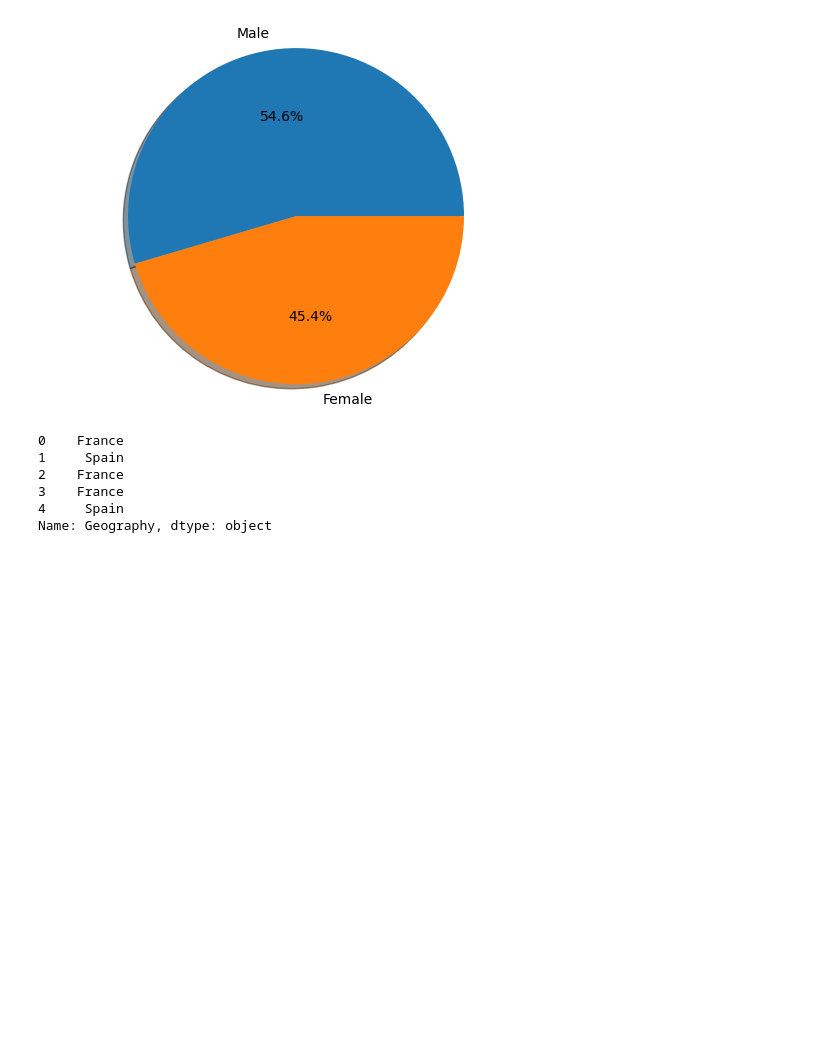
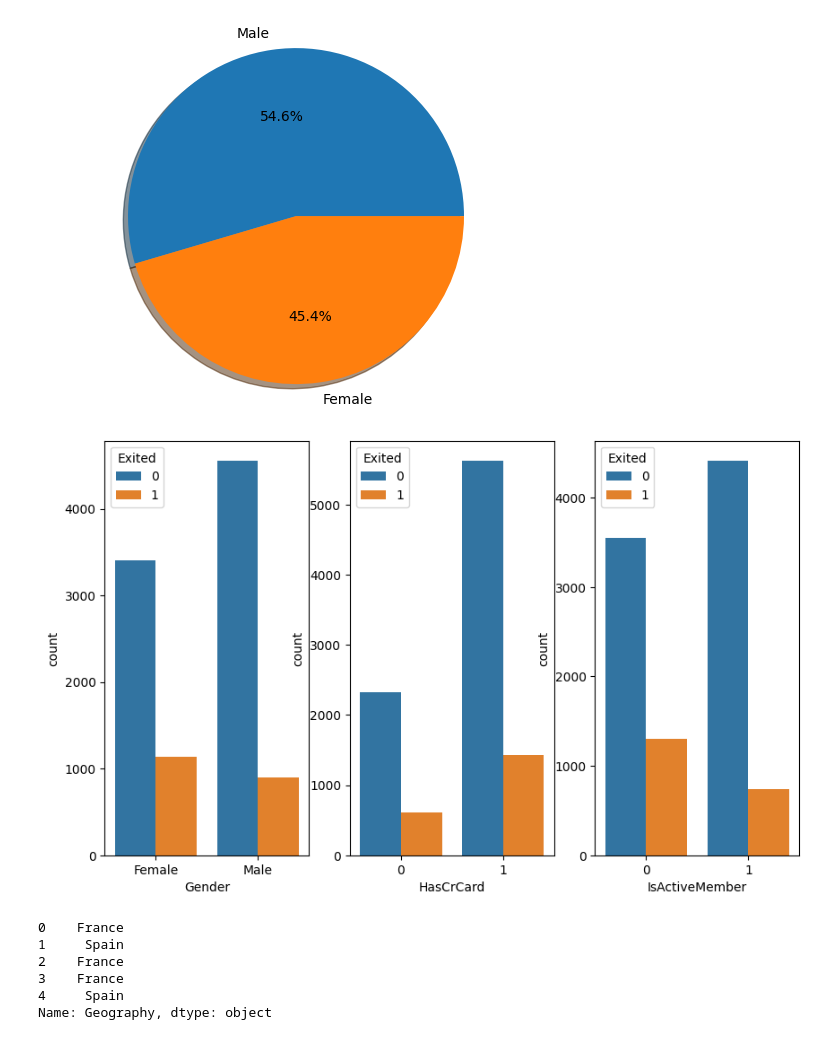
Before and after one commit to sowmya10-07/Customer-Churn-Prediction, a Jupyter notebook: ChurnPrediction.ipynb, the cells around one changed output. Cells and saved outputs as stored; diff of their text form; code cells hidden in the pictures; blank space fills up the shorter version.

```diff
--- a/ChurnPrediction.ipynb
+++ b/ChurnPrediction.ipynb
@@ -45,6 +46,15 @@ Male      5457
 Female    4543
 Name: count, dtype: int64
 [figure]
+# %%
+fig, ax = plt.subplots(1,3, figsize = (10,6))
+categorical_features=['Gender','HasCrCard','IsActiveMember']
+for i, subplot in zip(categorical_features, ax.flatten()):
+    sns.countplot(x = i, hue="Exited", data = df, ax = subplot)
+
+plt.show()
+# %% [output]
+[figure, added]
 # %%
 #converting categorical columns, geography, and gender, to numerical ones
 X['Geography'].head()
```
Also changed, not shown: parts of 4 cells of this notebook.
